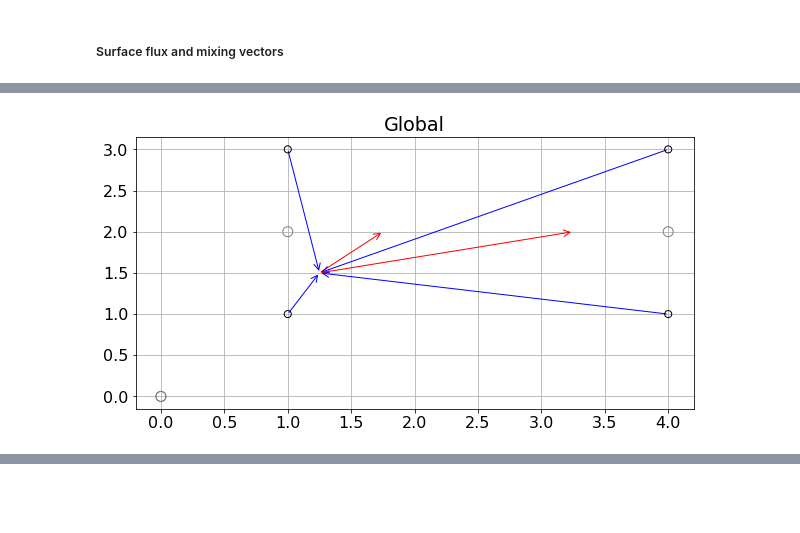
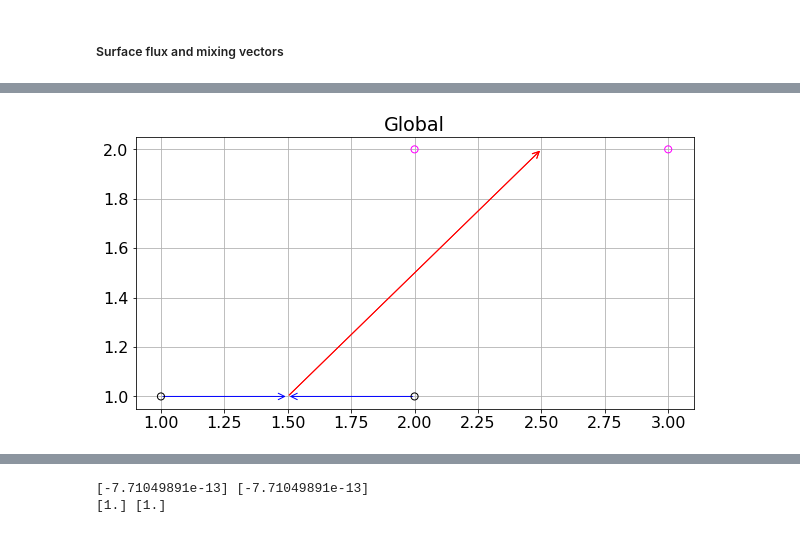
Before and after one commit to taimoorsohail/Min_Max_Transform, a Jupyter notebook: MinMixFinal.ipynb, the cells around one changed output, grey strips where cells are left out. Drawn from its saved outputs; the diff is of its cells as text; code cells hidden in the pictures; blank space fills up the shorter version.

Commit message:
Added No Mixing overrides (4 and 2 WMs)

```diff
--- a/MinMixFinal.ipynb
+++ b/MinMixFinal.ipynb
@@ -190,11 +194,27 @@ flat_T_end_basin = (0.5*(Part_early.values[:,3]+Part_late.values[:,3])).flatten(
 # %%
-# SIMPLE NO FLUX EXAMPLE
-flat_Vol_blc1 = np.array([1,1,1,1])
-flat_Vol_blc2 = np.array([0,2,0,2])
-flat_S_blc1 = np.array([1,1,4,4])
-flat_S_blc2 = np.array([0,1,0,4])
-flat_T_blc1 = np.array([1,3,1,3])
-flat_T_blc2 = np.array([0,2,0,2])
+# OVERRIDING SIMPLE NO FLUX EXAMPLE (4 WMs)
+# flat_Vol_blc1 = np.array([1,1,1,1])
+# flat_Vol_blc2 = np.array([0,2,0,2])
+# flat_S_blc1 = np.array([1,1,4,4])
+# flat_S_blc2 = np.array([0,1,0,4])
+# flat_T_blc1 = np.array([1,3,1,3])
+# flat_T_blc2 = np.array([0,2,0,2])
+
+# OVERRIDING SIMPLE NO MIXING EXAMPLE (4 WMs)
+# flat_Vol_blc1 = np.array([1,1,1,1])
+# flat_Vol_blc2 = np.array([1,1,1,1])
+# flat_S_blc1 = np.array([1,1,2,2])
+# flat_S_blc2 = np.array([2,2,3,3])
+# flat_T_blc1 = np.array([1,3,1,3])
+# flat_T_blc2 = np.array([2,4,2,4])
+
+# OVERRIDING SIMPLE NO MIXING EXAMPLE (2 WMs)
+flat_Vol_blc1 = np.array([1,1])
+flat_Vol_blc2 = np.array([1,1])
+flat_S_blc1 = np.array([1,2])
+flat_S_blc2 = np.array([2,3])
+flat_T_blc1 = np.array([1,1])
+flat_T_blc2 = np.array([2,2])
 # %%
 print('Total number of bins =', int(flat_Vol_blc1.shape[0]))
 # %% [output]
@@ -609,26 +629,26 @@ Wall time: 7.87 µs
 # %%
 %%time
 plt.figure(figsize=(10,5))
 if globe == True:
       plt.scatter(flat_S_blc1,flat_T_blc1,\
             s=50,\
             marker = 'o', facecolor='none', edgecolor='black', label = 't2', zorder=100)
       plt.scatter(flat_S_blc2,flat_T_blc2,\
-            s=100,\
-            marker = 'o', facecolor='none', edgecolor='grey', label = 't1', zorder=100)
+            s=50,\
+            marker = 'o', facecolor='none', edgecolor='magenta', label = 't1', zorder=100)
       hyp_mix = np.sqrt(S_Av_mix**2+T_Av_mix**2)
       hyp_adj = np.sqrt(S_Av_adj**2+T_Av_adj**2)
-      for i in range(4):
+      for i in range(flat_S_blc2.size):
             plt.annotate('', xy=(flat_S_blc1[i], flat_T_blc1[i]), xytext=(flat_S_blc1[i]+S_Av_mix[i], flat_T_blc1[i]+T_Av_mix[i]),
     arrowprops=dict(arrowstyle="<-", color='blue'))
             plt.annotate('', xy=(flat_S_blc1[i]+S_Av_mix[i], flat_T_blc1[i]+T_Av_mix[i]), xytext=(flat_S_blc1[i]+S_Av_mix[i]+S_Av_adj[i], flat_T_blc1[i]+T_Av_mix[i]+T_Av_adj[i]),
     arrowprops=dict(arrowstyle="<-", color='red'))
 
       # plt.xlim(34,36)
       # plt.ylim(3,4)
       plt.title('Global')
       plt.grid()
       # plt.savefig('../../Figures/Minimisation_vectors.png', dpi=300, bbox_inches='tight')
       plt.show()
 # %% [output]
-[figure, old version]
+[figure, new version]
@@ -636,0 +657,6 @@ Wall time: 214 ms
+# %%
+print(S_Av_mix,T_Av_mix)
+print(S_Av_adj,T_Av_adj)
+# %% [output]
+[-7.71049891e-13] [-7.71049891e-13]
+[1.] [1.]
```
Also changed, not shown: parts of 13 cells of this notebook.
